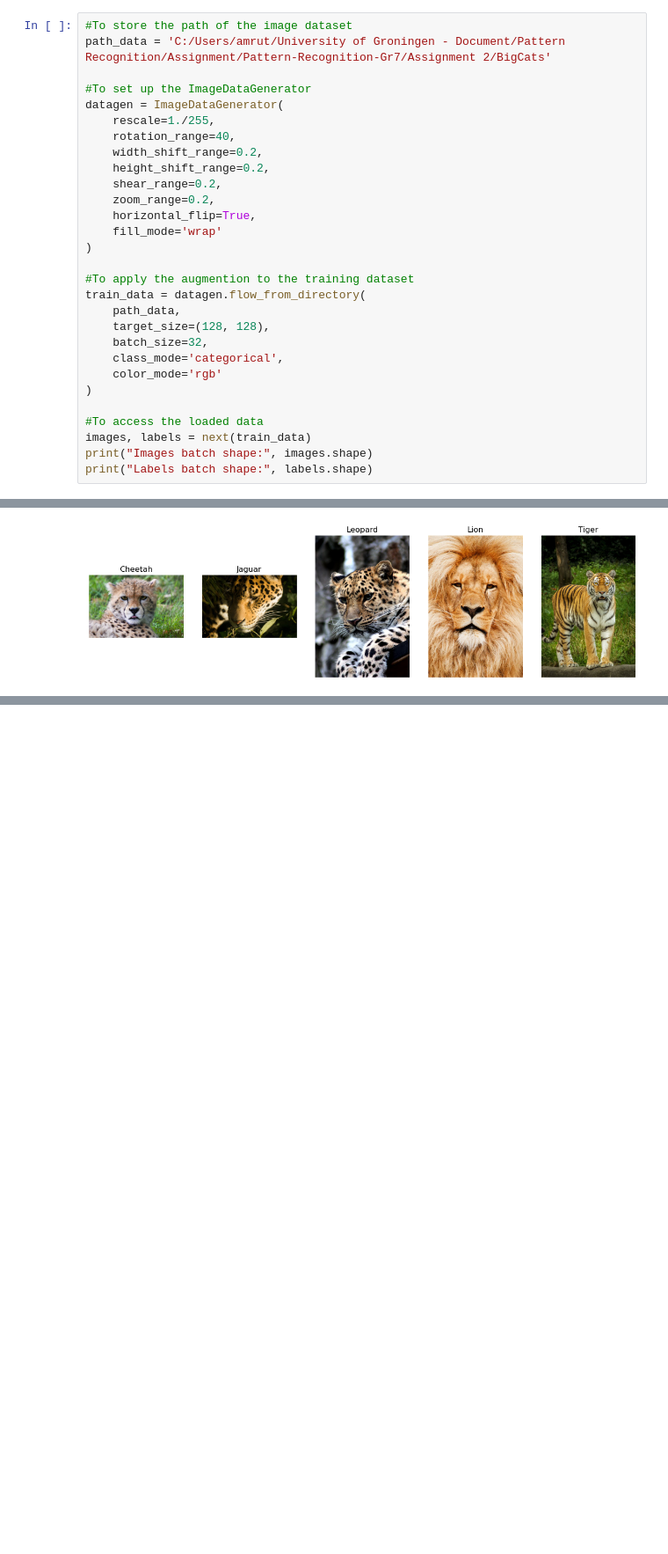
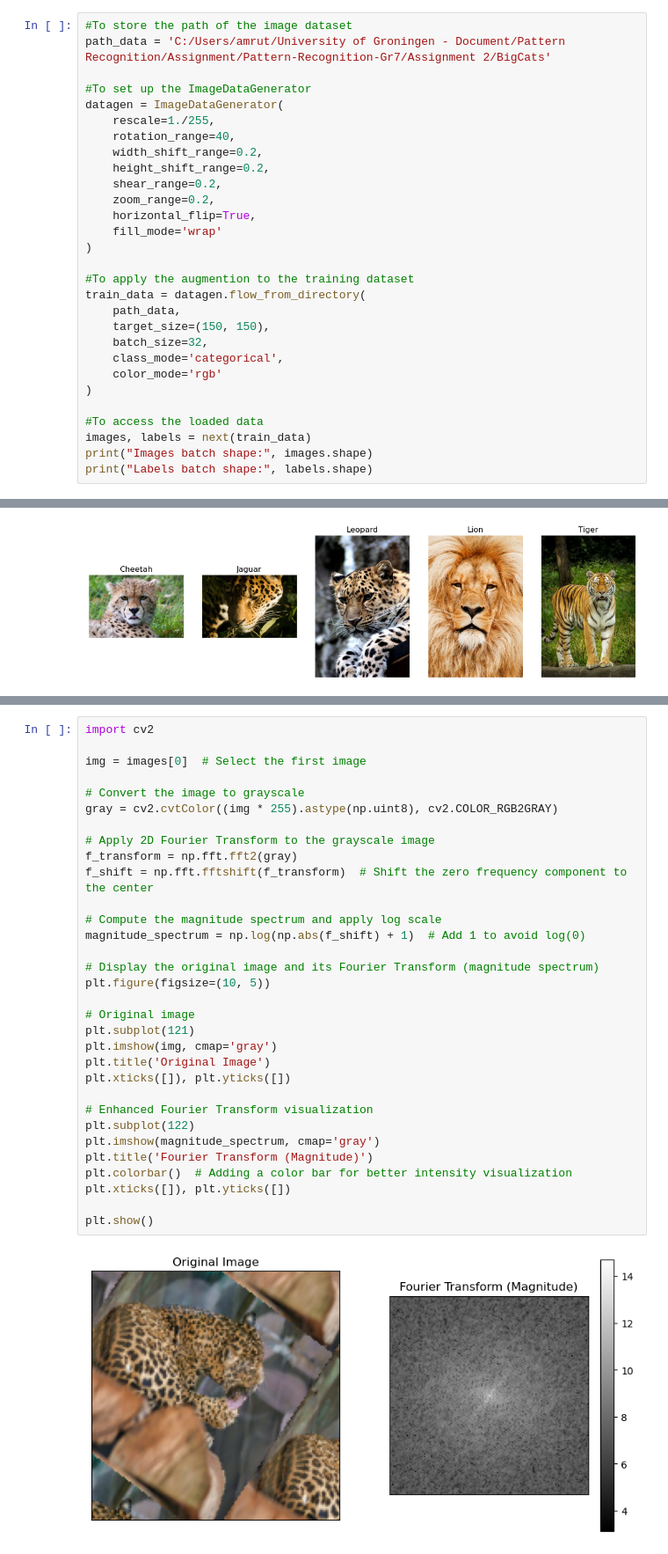
Before and after one commit to xenia-d/Pattern-Recognition-Gr7, a Jupyter notebook: Assignment 2/task.ipynb, the cells around one changed output, grey strips where cells are left out. Shown at 88% size. Saved outputs shown, nothing was run; the diff lists cells and outputs as text; blank space fills up the shorter version.

```diff
--- a/Assignment 2/task.ipynb
+++ b/Assignment 2/task.ipynb
@@ -22,7 +22,7 @@ datagen = ImageDataGenerator(
 #To apply the augmention to the training dataset
 train_data = datagen.flow_from_directory(
     path_data,
-    target_size=(128, 128),
+    target_size=(150, 150),
     batch_size=32,
     class_mode='categorical',
     color_mode='rgb'
@@ -95,0 +93,34 @@ plt.show()
+# %%
+import cv2
+
+img = images[0]  # Select the first image
+
+# Convert the image to grayscale
+gray = cv2.cvtColor((img * 255).astype(np.uint8), cv2.COLOR_RGB2GRAY)
+
+# Apply 2D Fourier Transform to the grayscale image
+f_transform = np.fft.fft2(gray)
+f_shift = np.fft.fftshift(f_transform)  # Shift the zero frequency component to the center
+
+# Compute the magnitude spectrum and apply log scale
+magnitude_spectrum = np.log(np.abs(f_shift) + 1)  # Add 1 to avoid log(0)
+
+# Display the original image and its Fourier Transform (magnitude spectrum)
+plt.figure(figsize=(10, 5))
+
+# Original image
+plt.subplot(121)
+plt.imshow(img, cmap='gray')
+plt.title('Original Image')
+plt.xticks([]), plt.yticks([])
+
+# Enhanced Fourier Transform visualization
+plt.subplot(122)
+plt.imshow(magnitude_spectrum, cmap='gray')
+plt.title('Fourier Transform (Magnitude)')
+plt.colorbar()  # Adding a color bar for better intensity visualization
+plt.xticks([]), plt.yticks([])
+
+plt.show()
+# %% [output]
+[figure, added]
```
Also changed, not shown: parts of 3 cells of this notebook, 1 other file.
